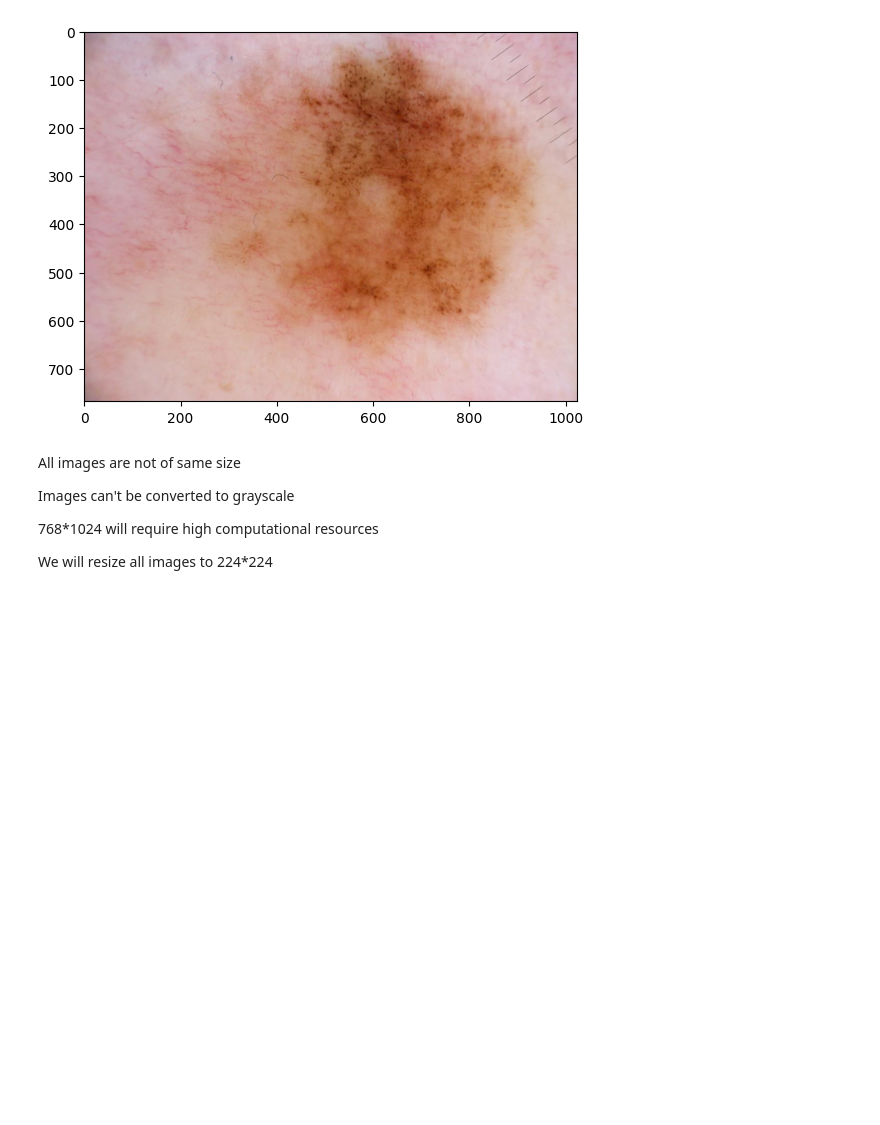
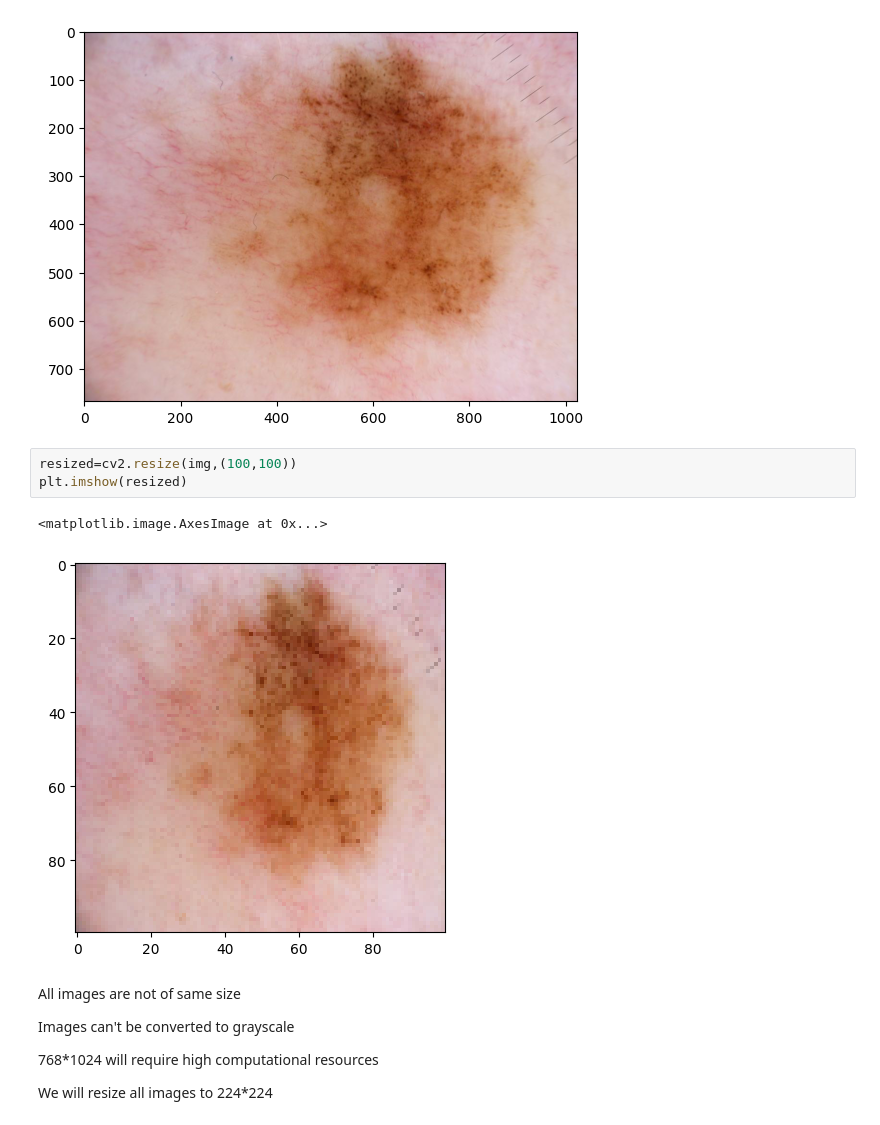
Before and after one commit to ishreya09/Skin-Lesion-for-Melanoma-Classification, a Jupyter notebook: DataPreprocessing.ipynb, the cells around one changed output. Drawn from its saved outputs; the diff is of its cells as text; blank space fills up the shorter version.

```diff
--- a/DataPreprocessing.ipynb
+++ b/DataPreprocessing.ipynb
@@ -92,6 +84,12 @@ print(img.shape)
 # %% [output]
 (768, 1024, 3)
 [figure]
+# %%
+resized=cv2.resize(img,(100,100))
+plt.imshow(resized)
+# %% [output]
+<matplotlib.image.AxesImage at 0x...>
+[figure, added]
 # %% [markdown]
 All images are not of same size
 
```
Also changed, not shown: parts of 10 cells of this notebook, 1 other file.
